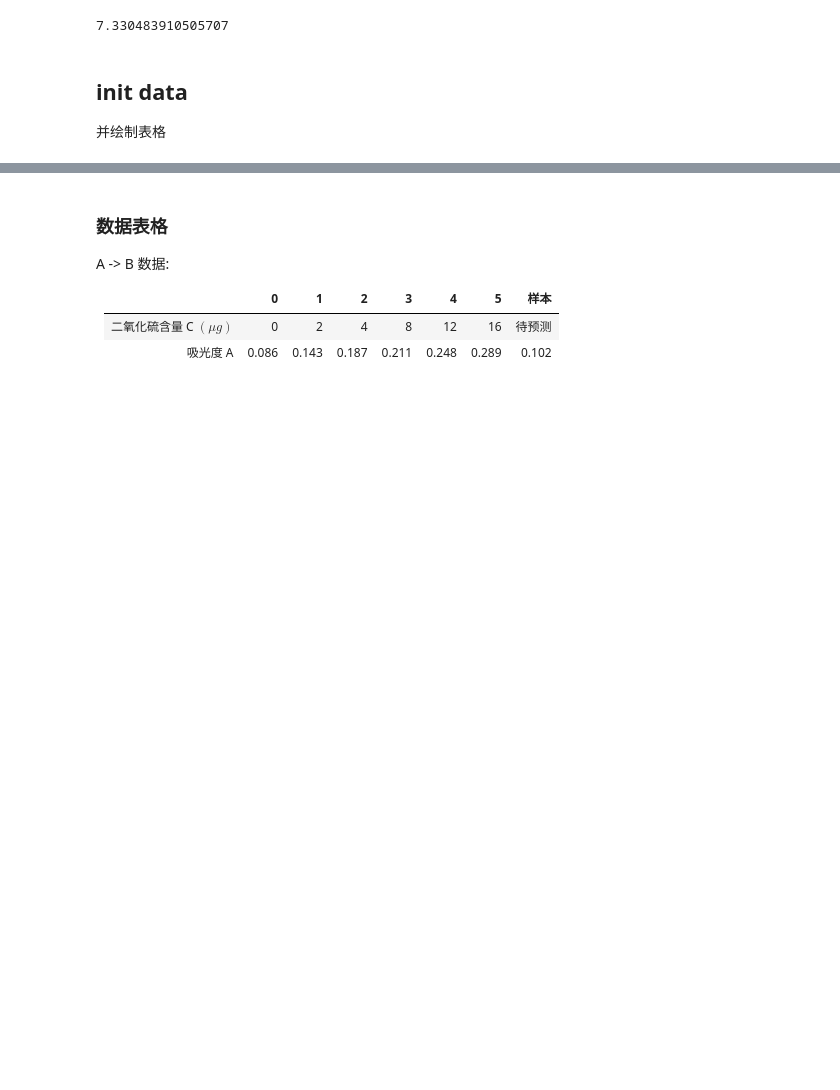
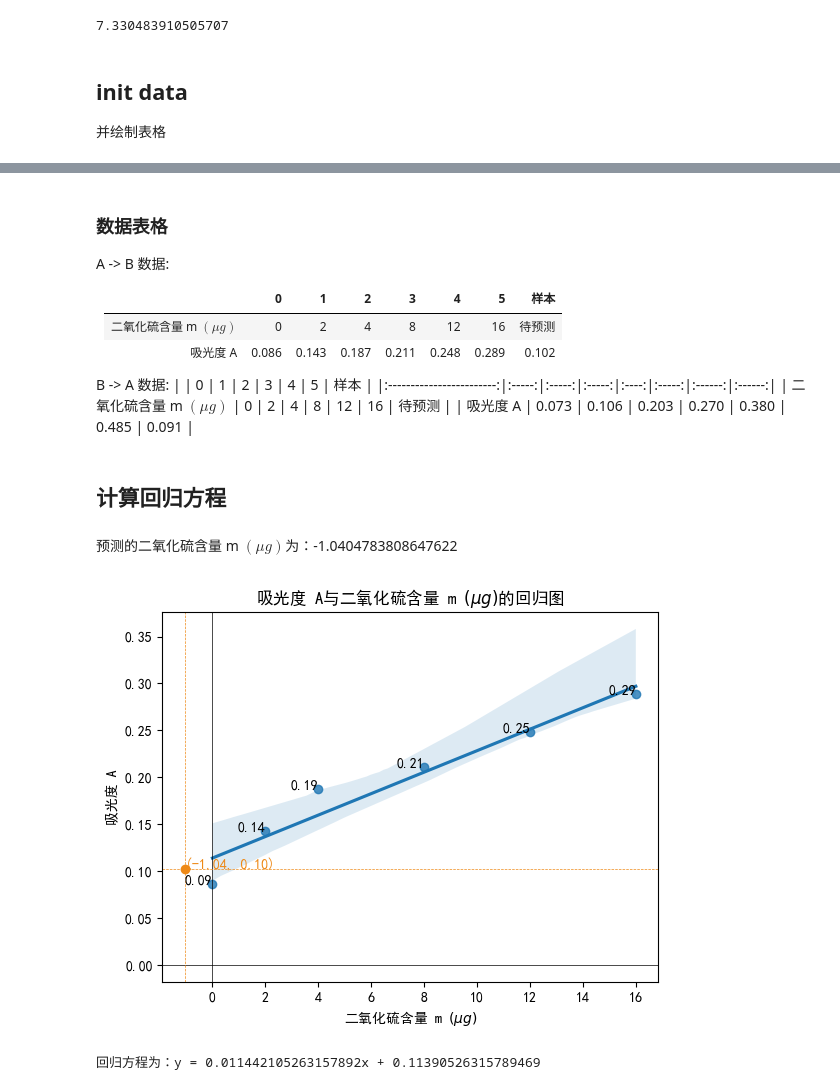
Before and after one commit to Nahida-aa/Physical_and_chemical_inspection_of_water_quality, a Jupyter notebook: 4.ipynb, the cells around one changed output, grey strips where cells are left out. Cells and saved outputs as stored; diff of their text form; code cells hidden in the pictures; blank space fills up the shorter version.

```diff
--- a/4.ipynb
+++ b/4.ipynb
@@ -77,5 +85,64 @@ A -> B 数据:
 
 |                          |     0 |     1 |     2 |     3 |      4 |      5 | 样本   |
 |:------------------------:|:-----:|:-----:|:-----:|:-----:|:------:|:------:|:------:|
-| 二氧化硫含量 C $(\mu g)$ | 0     | 2     | 4     | 8     | 12     | 16     | 待预测 |
+| 二氧化硫含量 m $(\mu g)$ | 0     | 2     | 4     | 8     | 12     | 16     | 待预测 |
 | 吸光度 A                 | 0.086 | 0.143 | 0.187 | 0.211 |  0.248 |  0.289 | 0.102  |
+
+B -> A 数据:
+|                          |     0 |     1 |     2 |    3 |     4 |      5 | 样本   |
+|:------------------------:|:-----:|:-----:|:-----:|:----:|:-----:|:------:|:------:|
+| 二氧化硫含量 m $(\mu g)$ | 0     | 2     | 4     | 8    | 12    | 16     | 待预测 |
+| 吸光度 A                 | 0.073 | 0.106 | 0.203 | 0.270 |  0.380 |  0.485 | 0.091  |
+# %% [markdown]
+## 计算回归方程
+# %%
+# 计算回归方程 y = kx + b
+from scipy import stats
+import seaborn as sns
+import matplotlib.pyplot as plt
+from IPython.display import display, Markdown
+from matplotlib.patches import ConnectionPatch
+
+yellow = '#ee8916'
+
+def regression(x, y, y_s):
+    # 使用seaborn的regplot函数来绘制回归图
+    sns.regplot(x=x, y=y)
+    # 添加y=0和x=0的线
+    plt.axhline(0, color='black',linewidth=0.5)
+    plt.axvline(0, color='black',linewidth=0.5)
+    # 设置坐标轴的标签和图的标题
+    plt.xlabel(x_name)
+    plt.ylabel(y_name)
+    plt.title(f'{y_name}与{x_name}的回归图')
+    # 设置x轴的刻度
+    plt.xticks(np.arange(min(x), max(x)+1, 2))
+    # 标记每个点的纵坐标
+    for i, txt in enumerate(y):
+        plt.text(x[i], y[i], f'{txt:.2f}', ha='right')  # 保留两位小数
+    # for i, txt in enumerate(y):
+    #     plt.annotate(f'{txt:.2f}', (x[i], y[i]), textcoords="offset points", xytext=(0,10), ha='center', arrowprops=dict(arrowstyle="->"))
+
+    # 使用numpy的polyfit函数来拟合数据
+    coefficients = np.polyfit(x, y, 1)
+    polynomial = np.poly1d(coefficients)
+    # 使用拟合的模型来预测x_s
+    x_s = (y_s - coefficients[1]) / coefficients[0]
+    # 添加特殊的点
+    plt.scatter(x_s, y_s, color=yellow)
+    # 添加虚线的垂直线
+    plt.axvline(x_s, color=yellow, linestyle='--',linewidth=0.5)
+    plt.axhline(y_s, color=yellow, linestyle='--',linewidth=0.5)
+    # 标记预测的点
+    plt.text(x_s, y_s, f'({x_s:.2f}, {y_s:.2f})', color=yellow)
+
+    result_str = f"预测的{x_name}为：{x_s}"
+    display(Markdown(result_str))
+    plt.show()
+    print(f"回归方程为：y = {coefficients[0]}x + {coefficients[1]}")
+
+regression(m_x_1, A_y_1, A_y_1s)
+# %% [output]
+预测的二氧化硫含量 m $(\mu g)$为：-1.0404783808647622
+[figure, added]
+回归方程为：y = 0.011442105263157892x + 0.11390526315789469
```
Also changed, not shown: parts of 3 cells of this notebook, 3 other files.
